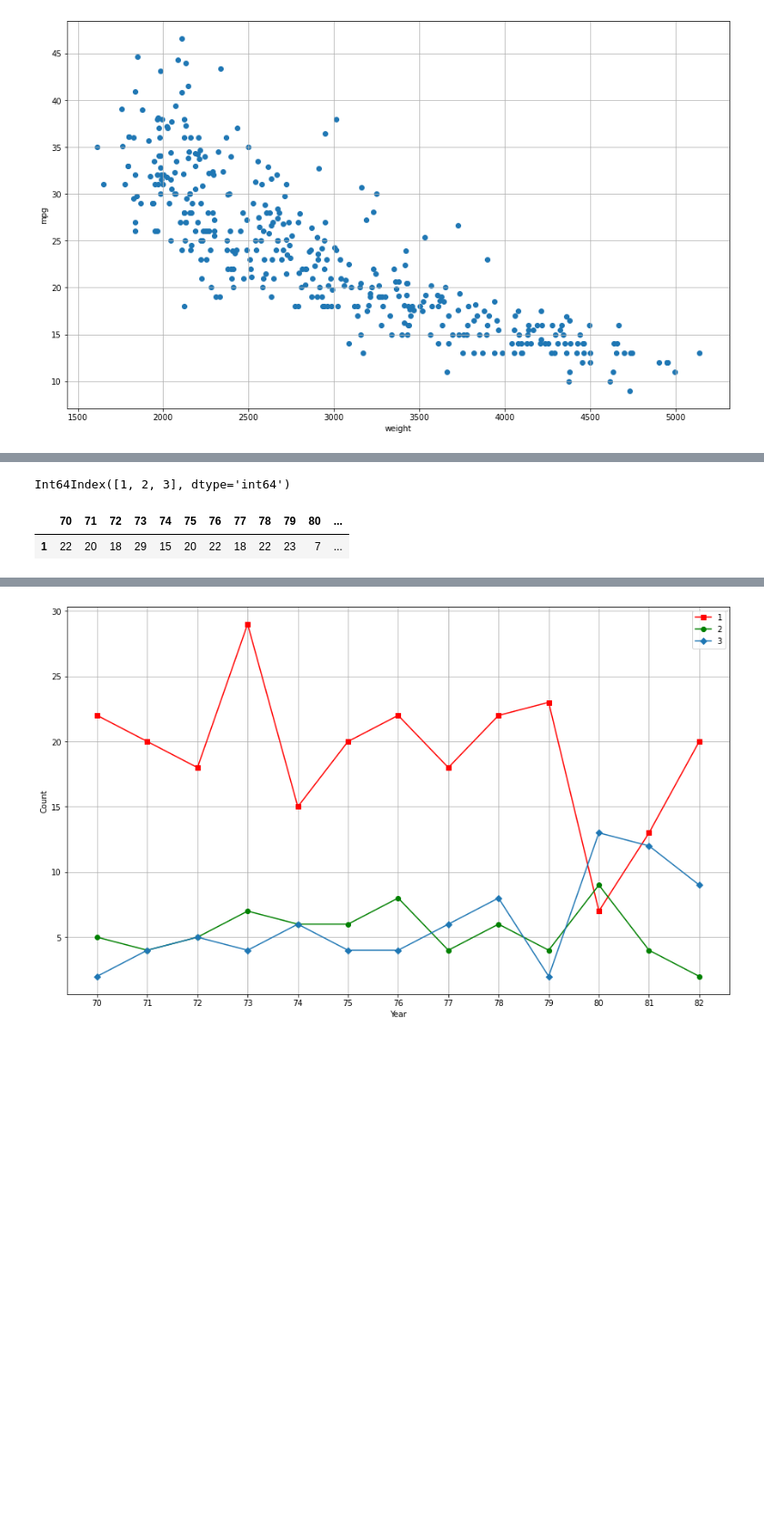
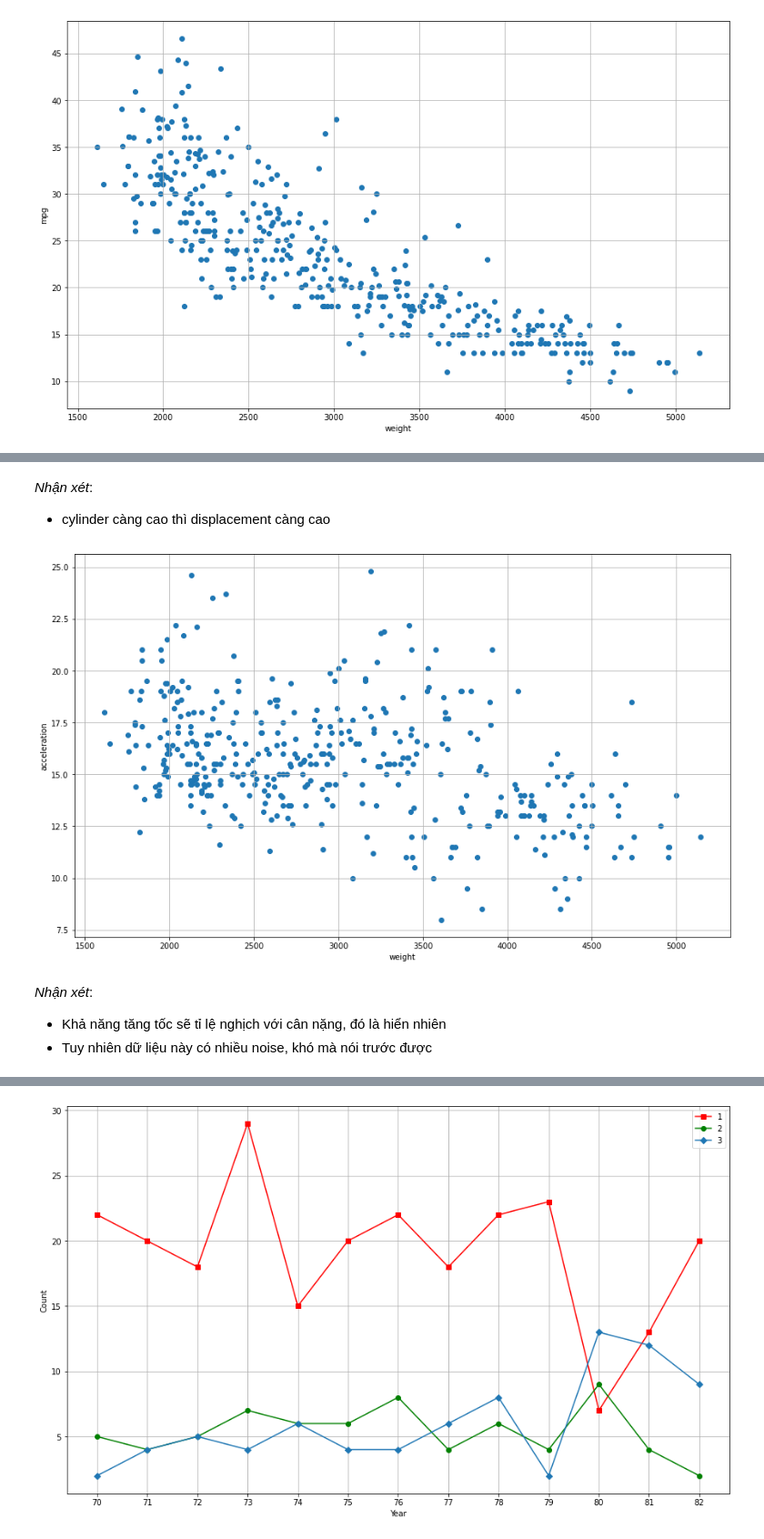
Before and after one commit to templarassVN/Data-Story, a Jupyter notebook: Team4_workspace.ipynb, the cells around one changed output, grey strips where cells are left out. Shown: that part at 91% size. Cells and saved outputs as stored; diff of their text form; code cells hidden in the pictures; blank space fills up the shorter version.

```diff
--- a/Team4_workspace.ipynb
+++ b/Team4_workspace.ipynb
@@ -180,3 +222,19 @@ plt.show()
+# %% [markdown]
+*Nhận xét*:
+* cylinder càng cao thì displacement càng cao
+# %%
+plt.figure(figsize = (15,9))
+plt.scatter('weight', 'acceleration', data=car_data)
+plt.xlabel('weight')
+plt.ylabel('acceleration')
+plt.grid()
+plt.show()
+# %% [output]
+[figure, added]
+# %% [markdown]
+*Nhận xét*:
+* Khả năng tăng tốc sẽ tỉ lệ nghịch với cân nặng, đó là hiển nhiên
+* Tuy nhiên dữ liệu này có nhiều noise, khó mà nói trước được
 # %%
 companies = car_data[['model year','origin','car name']]
 b = companies.groupby(['origin','model year']).agg('count')
@@ -184,12 +242,3 @@ b = companies.groupby(['origin','model year']).agg('count')
 idx = b.index.levels
 c = len(idx[1])
 companies_years = pd.DataFrame(b.values.reshape(-1,c),index=idx[0].values, columns=idx[1].values)
-# %%
-companies_years.index
-# %% [output]
-Int64Index([1, 2, 3], dtype='int64')
-# %%
-companies_years.iloc[[0]]
-# %% [output]
-|  | 70 | 71 | 72 | 73 | 74 | 75 | 76 | 77 | 78 | 79 | 80 | ... |
-| 1 | 22 | 20 | 18 | 29 | 15 | 20 | 22 | 18 | 22 | 23 | 7 | ... |
```
Also changed, not shown: parts of 12 cells of this notebook.
